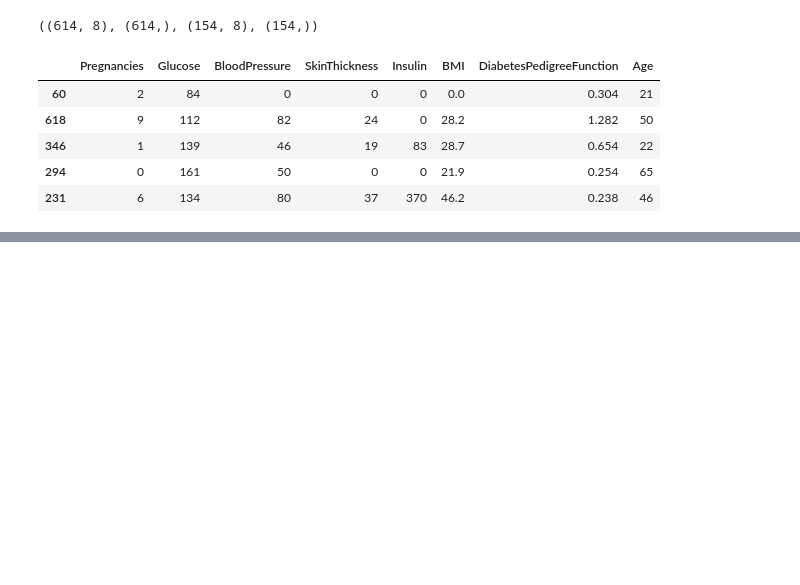
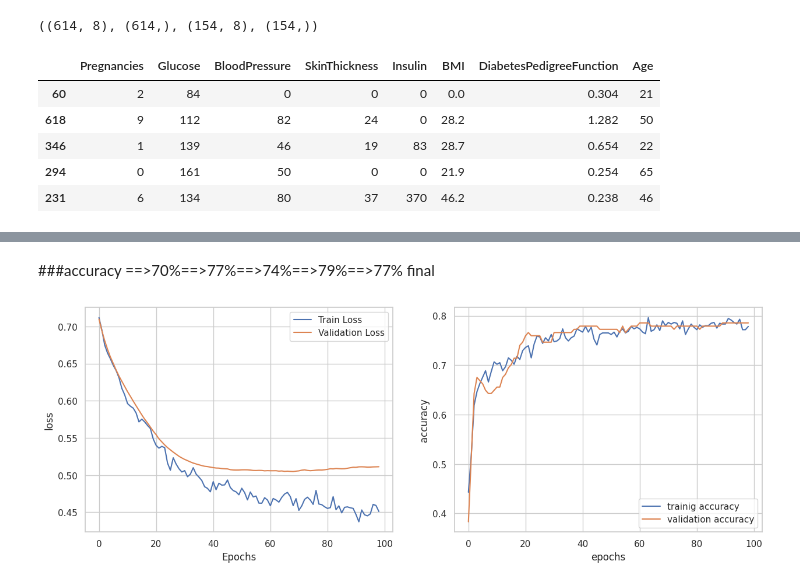
Before and after one commit to Harshkotkar/Deep-Learning, a Jupyter notebook: Indian_Diabetes.ipynb, the cells around one changed output, grey strips where cells are left out. Cells and saved outputs as stored; diff of their text form; code cells hidden in the pictures; blank space fills up the shorter version.

```diff
--- a/Indian_Diabetes.ipynb
+++ b/Indian_Diabetes.ipynb
@@ -178,0 +264,9 @@ model.compile(optimizer=tf.keras.optimizers.Adam(learning_rate=0.01),
+# %%
+model = Sequential([
+    Dense(68, activation="relu", input_shape=(8,)),
+    Dropout(0.2),
+    Dense(32, activation="relu"),
+    Dropout(0.2),
+    Dense(8, activation="relu"),
+    Dense(1, activation="sigmoid")
+])
@@ -178,0 +295,13 @@ model.compile(optimizer=tf.keras.optimizers.Adam(learning_rate=0.01),
+# %%
+early_stop = EarlyStopping(monitor='val_loss',
+                           patience=30,
+                           restore_best_weights=True)
+# %%
+model.compile(optimizer=tf.keras.optimizers.SGD(learning_rate=0.001,momentum=0.9),
+              loss=tf.keras.losses.BinaryCrossentropy(),
+              metrics=["accuracy"])
+# %%
+history=model.fit(X_train,Y_train,
+                  epochs=100,
+                  validation_data=(X_test,Y_test),
+                  callbacks=[early_stop])
@@ -178,0 +336,20 @@ model.compile(optimizer=tf.keras.optimizers.Adam(learning_rate=0.01),
+# %% [markdown]
+###accuracy ==>70%==>77%==>74%==>79%==>77% final
+# %%
+fig,axis=plt.subplots(1,2,figsize=(15,5))
+#loss
+axis[0].plot(history.history["loss"],label="Train Loss")
+axis[0].plot(history.history["val_loss"],label="Validation Loss")
+axis[0].set_xlabel("Epochs")
+axis[0].set_ylabel("loss")
+axis[0].legend()
+#accuracy
+axis[1].plot(history.history["accuracy"],label="trainig accuracy")
+axis[1].plot(history.history["val_accuracy"],label="validation accuracy")
+axis[1].set_xlabel("epochs")
+axis[1].set_ylabel("accuracy")
+axis[1].legend()
+
+plt.show()
+# %% [output]
+[figure, added]
```
Also changed, not shown: parts of 27 cells of this notebook.
